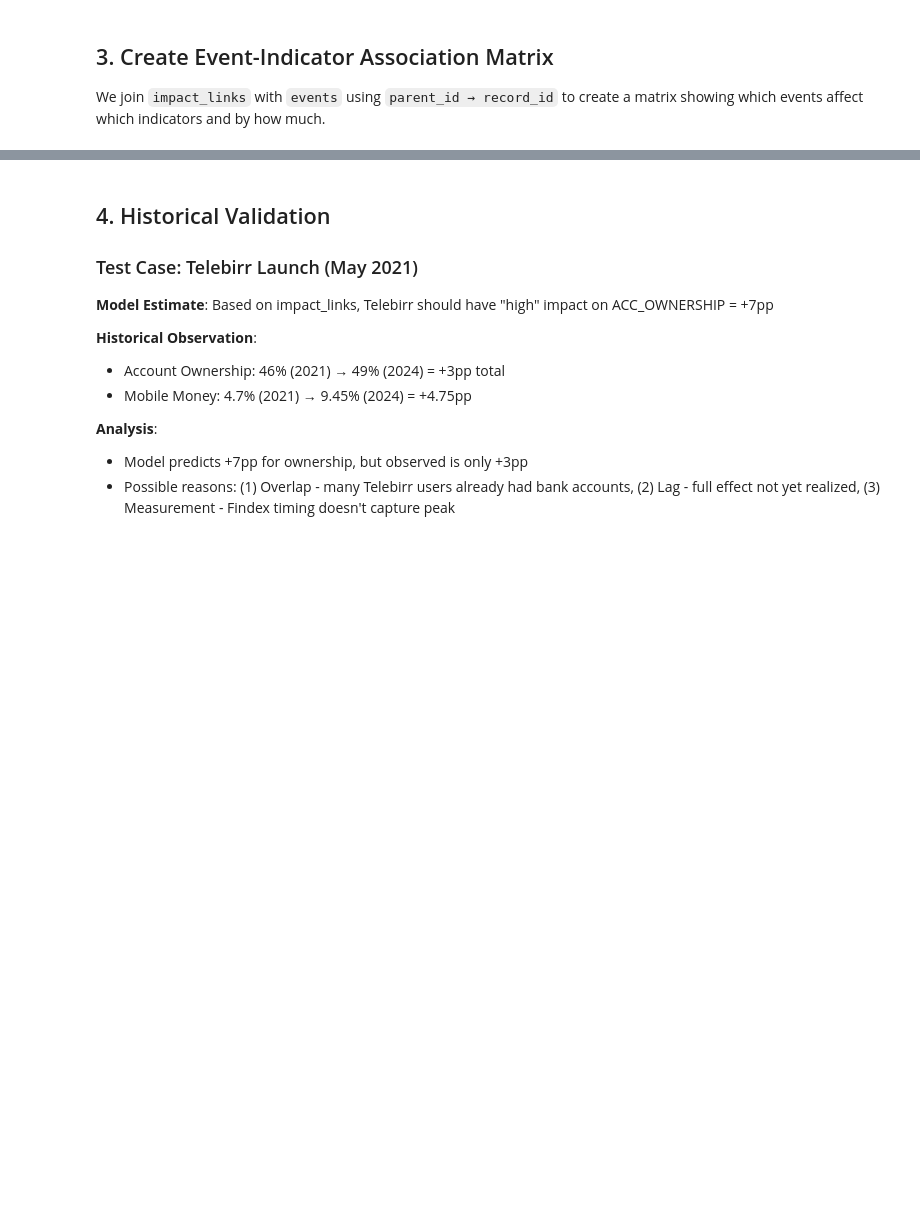
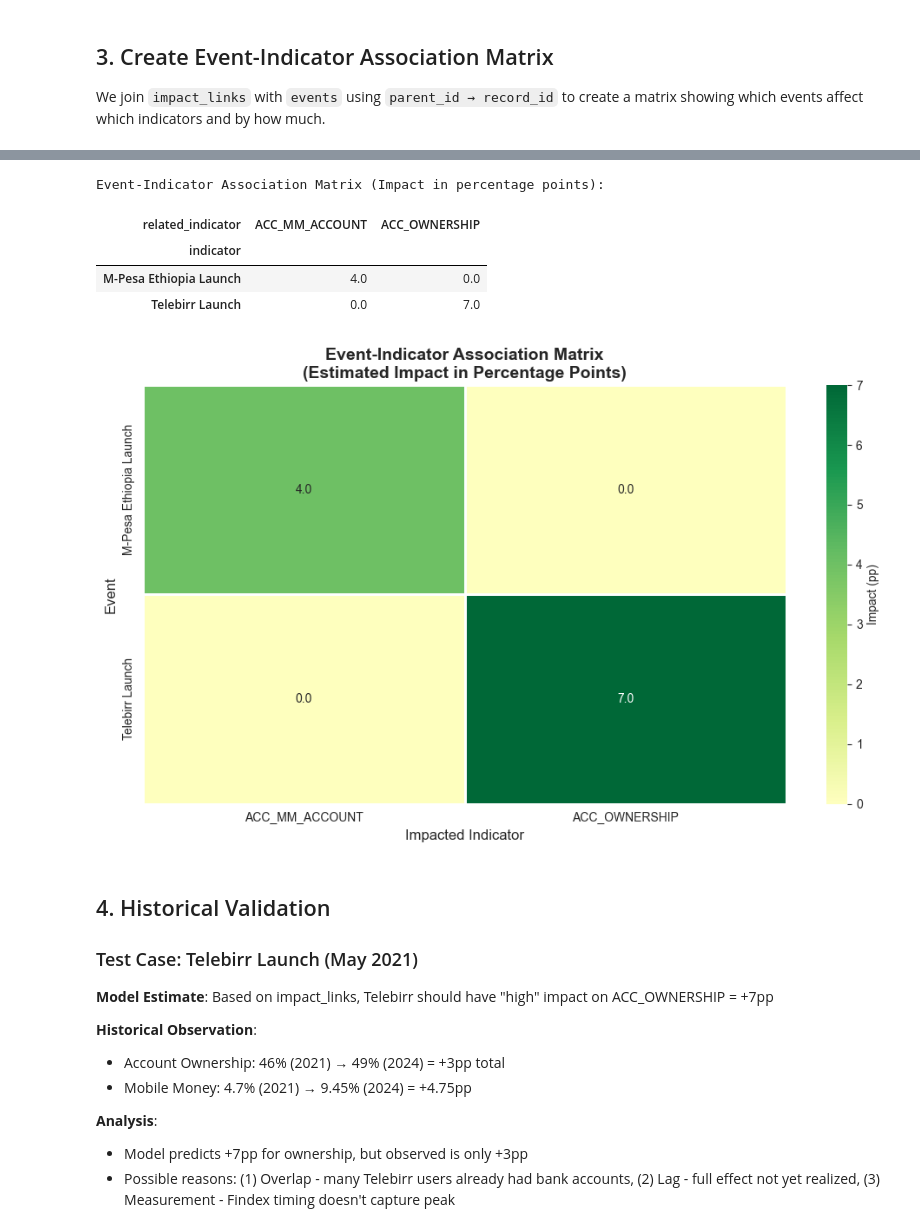
Before and after one commit to soltsega/Forecasting-Financial-Inclusion-in-Ethiopia, a Jupyter notebook: notebooks/03_event_impact_modeling.ipynb, the cells around one changed output, grey strips where cells are left out. Drawn from its saved outputs; the diff is of its cells as text; code cells hidden in the pictures; blank space fills up the shorter version.

```diff
--- a/notebooks/03_event_impact_modeling.ipynb
+++ b/notebooks/03_event_impact_modeling.ipynb
@@ -108,32 +148,38 @@ display(merged_df[['indicator', 'related_indicator', 'impact_score', 'lag_months
 # %%
 # Create Association Matrix
 # Rows: Events, Columns: Indicators, Values: Impact Score (pp)
 
 if len(merged_df) > 0:
     association_matrix = merged_df.pivot_table(
         index='indicator',
         columns='related_indicator',
         values='impact_score',
         aggfunc='first',  # Use first value if multiple
         fill_value=0
     )
 
     print("\nEvent-Indicator Association Matrix (Impact in percentage points):")
     display(association_matrix)
 
     # Visualize as heatmap
     plt.figure(figsize=(10, 6))
     sns.heatmap(association_matrix, annot=True, fmt='.1f', cmap='RdYlGn',
                 center=0, linewidths=1, cbar_kws={'label': 'Impact (pp)'})
     plt.title('Event-Indicator Association Matrix\n(Estimated Impact in Percentage Points)', fontsize=14, fontweight='bold')
     plt.ylabel('Event', fontsize=12)
     plt.xlabel('Impacted Indicator', fontsize=12)
-    os.makedirs('../reports/figures', exist_ok=True)
     plt.tight_layout()
     plt.savefig('../reports/figures/event_indicator_association_matrix.png', dpi=300, bbox_inches='tight')
     plt.show()
 else:
     print("⚠️  No valid impact-event pairs found. This suggests data enrichment may be needed.")
+# %% [output]
+Event-Indicator Association Matrix (Impact in percentage points):
+| related_indicator | ACC_MM_ACCOUNT | ACC_OWNERSHIP |
+| indicator |  |  |
+| M-Pesa Ethiopia Launch | 4.0 | 0.0 |
+| Telebirr Launch | 0.0 | 7.0 |
+[figure, added]
 # %% [markdown]
 ## 4. Historical Validation
 
```
Also changed, not shown: parts of 7 cells of this notebook.
